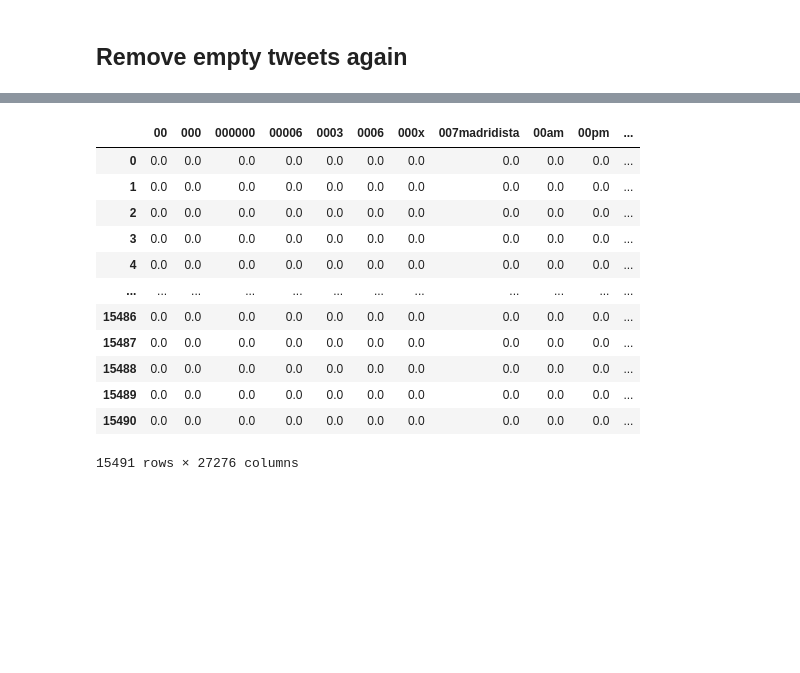
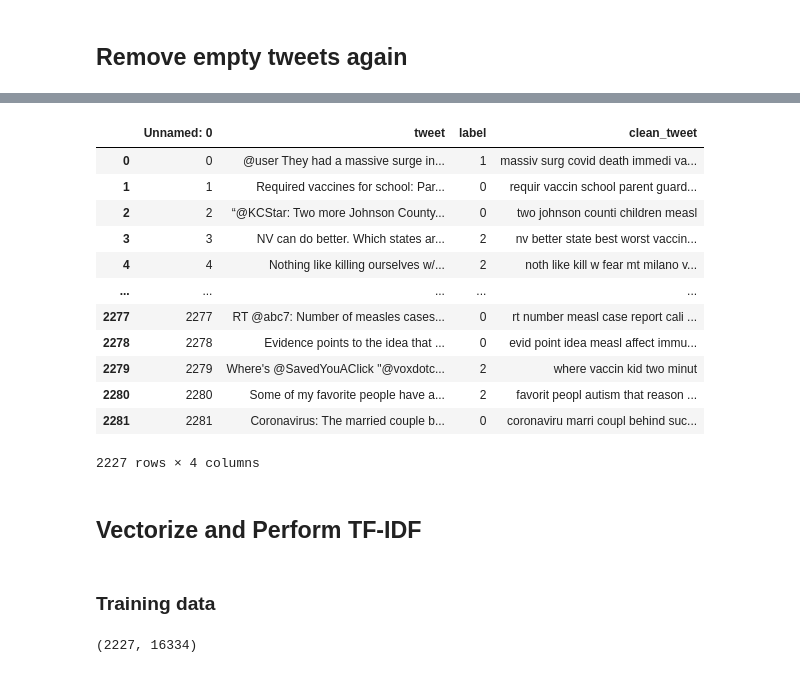
Before and after one commit to nefelitav/vaccine-sentiment-classifier, a Jupyter notebook: vaccine.ipynb, the cells around one changed output, grey strips where cells are left out. Saved outputs shown, nothing was run; the diff lists cells and outputs as text; code cells hidden in the pictures; blank space fills up the shorter version.

```diff
--- a/vaccine.ipynb
+++ b/vaccine.ipynb
@@ -158,3 +166,6 @@ def clean_text(text):
 cleaned_text = []
 for line in df["tweet"]:
   cleaned_text.append(clean_text(line))
+cleaned_text_val = []
+for line in df2["tweet"]:
+  cleaned_text_val.append(clean_text(line))
@@ -161,3 +174,6 @@ for line in df["tweet"]:
+# %%
+df = df.assign(clean_tweet = lambda x: cleaned_text)
+df2 = df2.assign(clean_tweet = lambda x: cleaned_text_val)
 # %% [markdown]
 ## Remove empty tweets again
 # %%
@@ -185,23 +198,26 @@ df.shape
+# %%
+df2
+# %% [output]
+|  | Unnamed: 0 | tweet | label | clean_tweet |
+| 0 | 0 | @user They had a massive surge in... | 1 | massiv surg covid death immedi va... |
+| 1 | 1 | Required vaccines for school: Par... | 0 | requir vaccin school parent guard... |
+| 2 | 2 | “@KCStar: Two more Johnson County... | 0 | two johnson counti children measl |
+| 3 | 3 | NV can do better. Which states ar... | 2 | nv better state best worst vaccin... |
+| 4 | 4 | Nothing like killing ourselves w/... | 2 | noth like kill w fear mt milano v... |
+| ... | ... | ... | ... | ... |
+| 2277 | 2277 | RT @abc7: Number of measles cases... | 0 | rt number measl case report cali ... |
+| 2278 | 2278 | Evidence points to the idea that ... | 0 | evid point idea measl affect immu... |
+| 2279 | 2279 | Where's @SavedYouAClick "@voxdotc... | 2 | where vaccin kid two minut |
+| 2280 | 2280 | Some of my favorite people have a... | 2 | favorit peopl autism that reason ... |
+| 2281 | 2281 | Coronavirus: The married couple b... | 0 | coronaviru marri coupl behind suc... |
+2227 rows × 4 columns
+# %% [markdown]
+## Vectorize and Perform TF-IDF
+# %% [markdown]
+### Training data
 # %%
 cv = CountVectorizer(stop_words='english')
-cvw = cv.fit_transform(df['clean_tweet'])
-dfc = pd.DataFrame(cvw.A,columns=cv.get_feature_names())
-dfc
+word_count_vector_train = cv.fit_transform(df['clean_tweet'])
+#word_count_vector_train.shape
+# %% [output]
+(2227, 16334)
-# %%
-tf_idf = TfidfTransformer(smooth_idf=True, use_idf=True)
-tf_idf_v = tf_idf.fit_transform(cvw)
-pd.DataFrame(tf_idf_v.todense(),columns=cv.get_feature_names())
-# %% [output]
-|  | 00 | 000 | 000000 | 00006 | 0003 | 0006 | 000x | 007madridista | 00am | 00pm | ... |
-| 0 | 0.0 | 0.0 | 0.0 | 0.0 | 0.0 | 0.0 | 0.0 | 0.0 | 0.0 | 0.0 | ... |
-| 1 | 0.0 | 0.0 | 0.0 | 0.0 | 0.0 | 0.0 | 0.0 | 0.0 | 0.0 | 0.0 | ... |
-| 2 | 0.0 | 0.0 | 0.0 | 0.0 | 0.0 | 0.0 | 0.0 | 0.0 | 0.0 | 0.0 | ... |
-| 3 | 0.0 | 0.0 | 0.0 | 0.0 | 0.0 | 0.0 | 0.0 | 0.0 | 0.0 | 0.0 | ... |
-| 4 | 0.0 | 0.0 | 0.0 | 0.0 | 0.0 | 0.0 | 0.0 | 0.0 | 0.0 | 0.0 | ... |
-| ... | ... | ... | ... | ... | ... | ... | ... | ... | ... | ... | ... |
-| 15486 | 0.0 | 0.0 | 0.0 | 0.0 | 0.0 | 0.0 | 0.0 | 0.0 | 0.0 | 0.0 | ... |
-| 15487 | 0.0 | 0.0 | 0.0 | 0.0 | 0.0 | 0.0 | 0.0 | 0.0 | 0.0 | 0.0 | ... |
-| 15488 | 0.0 | 0.0 | 0.0 | 0.0 | 0.0 | 0.0 | 0.0 | 0.0 | 0.0 | 0.0 | ... |
-| 15489 | 0.0 | 0.0 | 0.0 | 0.0 | 0.0 | 0.0 | 0.0 | 0.0 | 0.0 | 0.0 | ... |
-| 15490 | 0.0 | 0.0 | 0.0 | 0.0 | 0.0 | 0.0 | 0.0 | 0.0 | 0.0 | 0.0 | ... |
-15491 rows × 27276 columns
```
Also changed, not shown: parts of 31 cells of this notebook, 3 other files.
